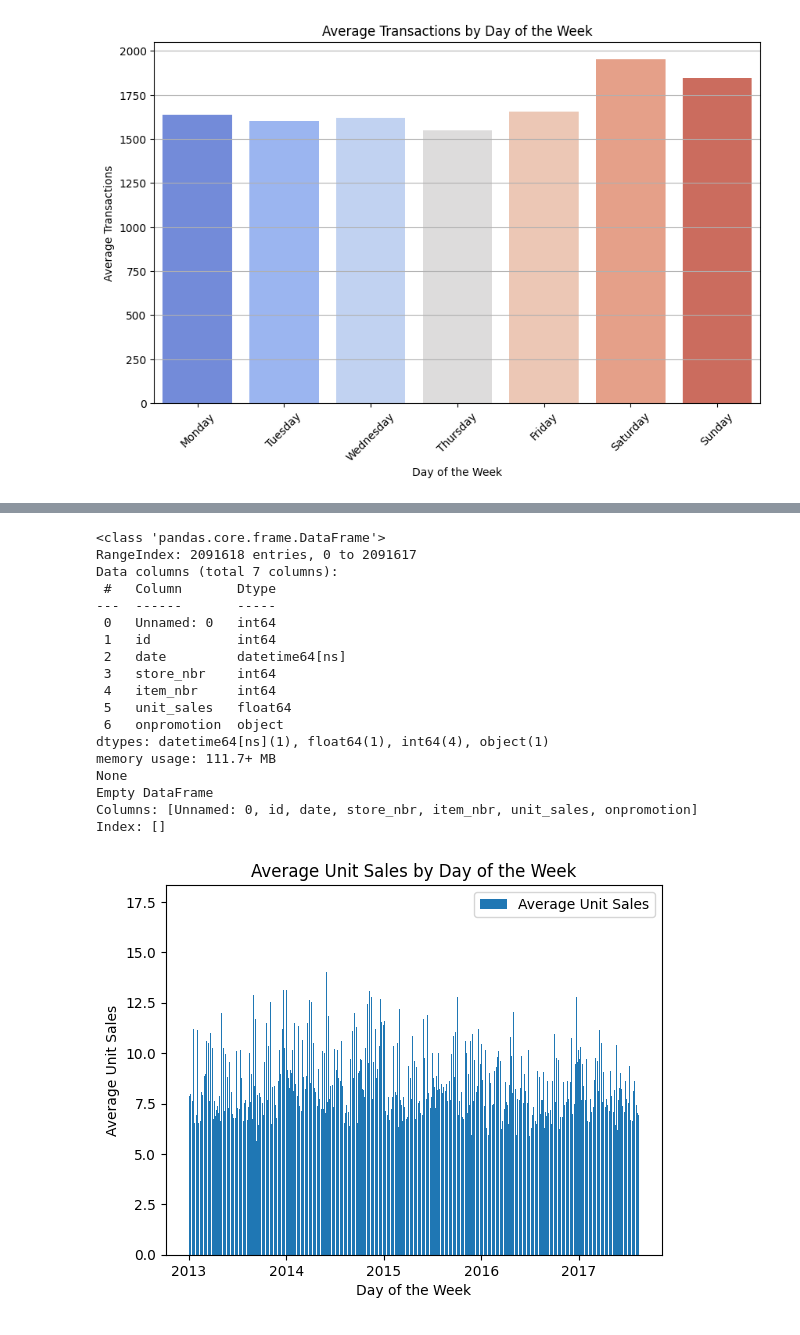
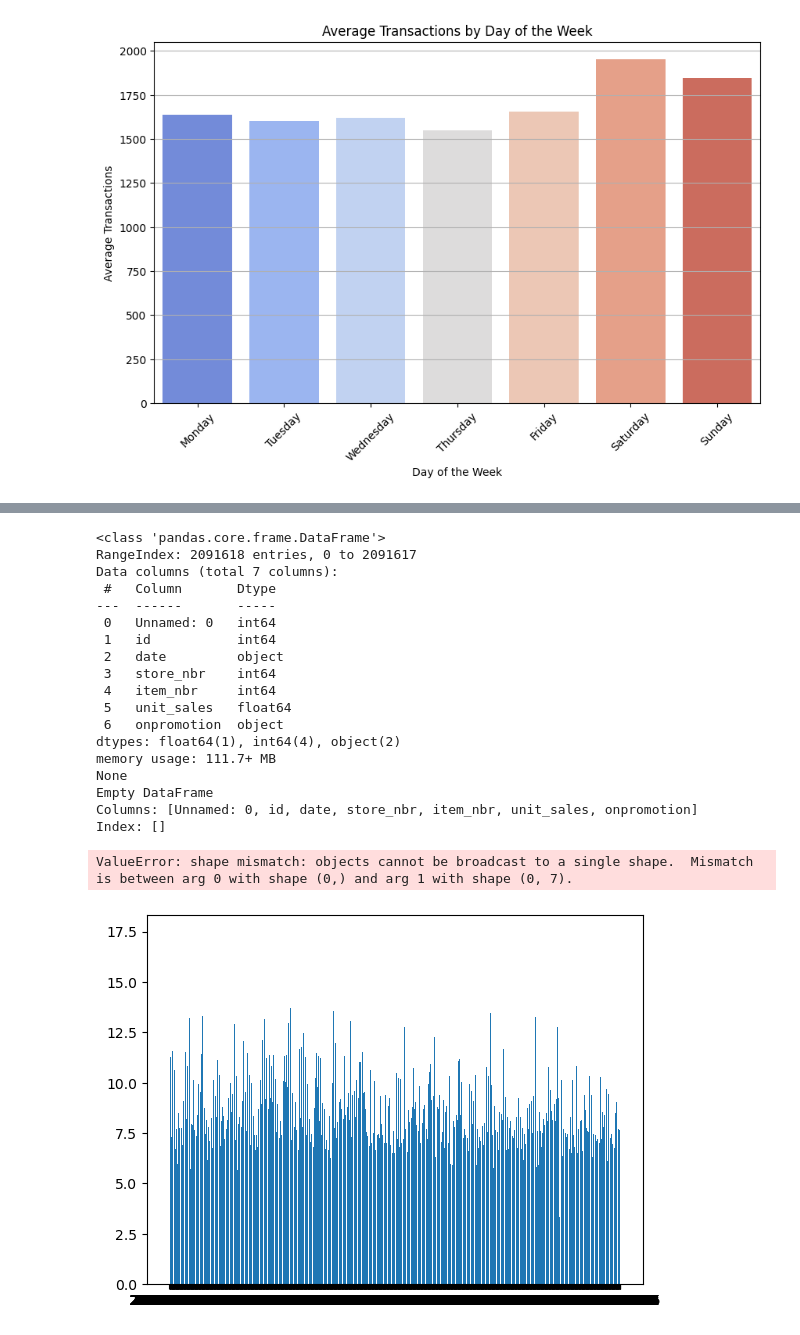
Before and after one commit to florboydens/Data-Analytics-Case-2, a Jupyter notebook: supermarket.ipynb, the cells around one changed output, grey strips where cells are left out. Saved outputs shown, nothing was run; the diff lists cells and outputs as text; code cells hidden in the pictures.

```diff
--- a/supermarket.ipynb
+++ b/supermarket.ipynb
@@ -10,3 +10,17 @@ from matplotlib import pyplot as plt
 import matplotlib.dates as mdates
 import plotly.express as px
 import seaborn as sns
+
+base_path = 'dataRaw/'
+data = pd.read_csv(base_path + 'data.csv', sep=',', low_memory=False)
+holidays_events = pd.read_csv(base_path + 'holidays_events(India).csv', sep=';')
+items = pd.read_csv(base_path + 'items.csv', sep=';', low_memory=False)
+oilRaw = pd.read_csv(base_path + 'oil(India).csv', sep=',', skipinitialspace=True)
+stores = pd.read_csv(base_path + 'stores.csv', sep=';', encoding='ISO-8859-1')
+testRaw = pd.read_csv(base_path + 'test.csv', sep=',')
+transactions = pd.read_csv(base_path + 'transactions.csv', sep=',')
+
+base_path = 'data/'
+oil = pd.read_csv(base_path + 'oil.csv', sep=',', skipinitialspace=True)
+oilExtra = pd.read_csv(base_path + 'oilExtra.csv', sep=',', skipinitialspace=True)
+items = pd.read_csv(base_path + 'items.csv', sep=';', low_memory=False)
@@ -237,38 +363,39 @@ print(holiday_sales_by_day)
 
 # Create a bar chart
 plt.bar(average_sales_by_day.index, average_sales_by_day, label='Average Unit Sales')
-# plt.bar(holiday_sales_by_day.index, holiday_sales_by_day, label='Holiday Unit Sales')
+plt.bar(holiday_sales_by_day.index, holiday_sales_by_day, label='Holiday Unit Sales')
 
 # Add labels and title
 plt.xlabel('Day of the Week')
 plt.ylabel('Average Unit Sales')
 plt.title('Average Unit Sales by Day of the Week')
 
 # Show the legend
 plt.legend()
 
 # Display the chart
 plt.show()
 # %% [output]
 <class 'pandas.core.frame.DataFrame'>
 RangeIndex: 2091618 entries, 0 to 2091617
 Data columns (total 7 columns):
  #   Column       Dtype
 ---  ------       -----
  0   Unnamed: 0   int64
  1   id           int64
- 2   date         datetime64[ns]
+ 2   date         object
  3   store_nbr    int64
  4   item_nbr     int64
  5   unit_sales   float64
  6   onpromotion  object
-dtypes: datetime64[ns](1), float64(1), int64(4), object(1)
+dtypes: float64(1), int64(4), object(2)
 memory usage: 111.7+ MB
 None
 Empty DataFrame
 Columns: [Unnamed: 0, id, date, store_nbr, item_nbr, unit_sales, onpromotion]
 Index: []
+ValueError: shape mismatch: objects cannot be broadcast to a single shape.  Mismatch is between arg 0 with shape (0,) and arg 1 with shape (0, 7).
-[figure, old version]
+[figure, new version]
 # %%
 """ # Check if the DataFrame is not empty
 if not top_selling_families.empty:
```
Also changed, not shown: parts of 28 cells of this notebook.
